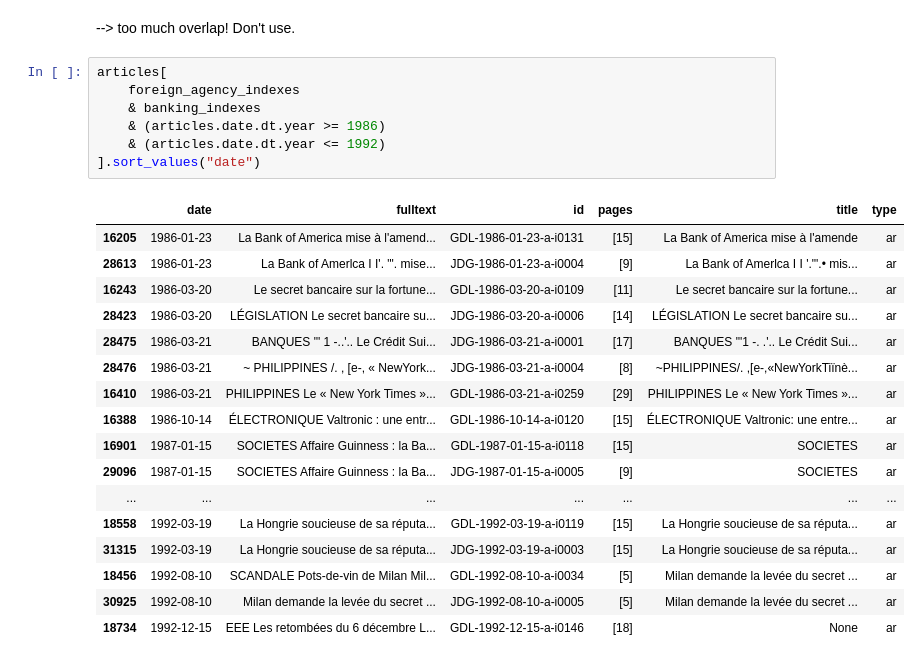
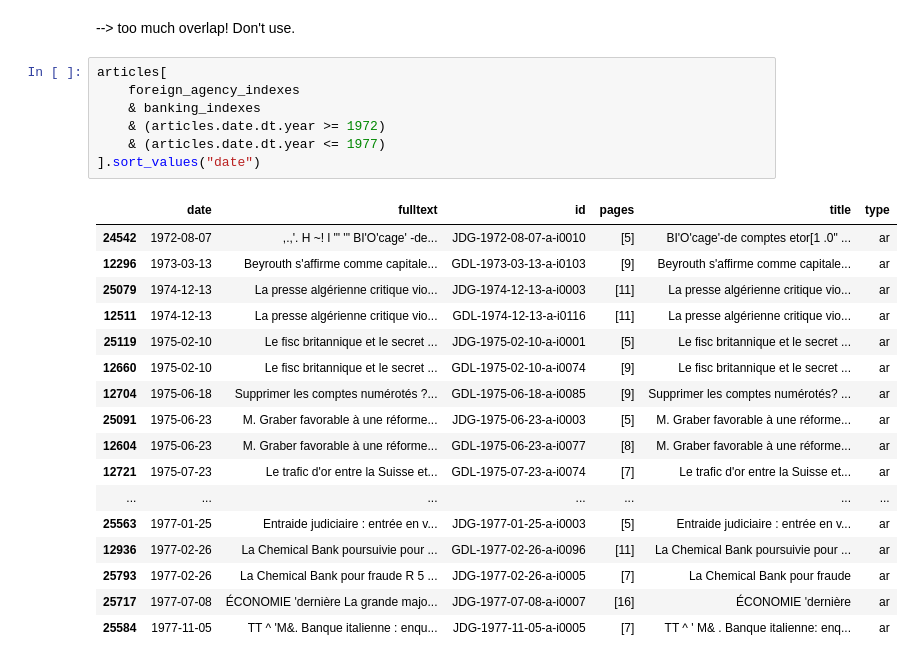
Before and after one commit to RomainMendez/Digital-Humanities-Project, a Jupyter notebook: src/author_analysis.ipynb, the cells around one changed output. Drawn from its saved outputs; the diff is of its cells as text.

```diff
--- a/src/author_analysis.ipynb
+++ b/src/author_analysis.ipynb
@@ -364,25 +356,25 @@ red_indexes.sum()
 # %%
 articles[
     foreign_agency_indexes
     & banking_indexes
-    & (articles.date.dt.year >= 1986)
-    & (articles.date.dt.year <= 1992)
+    & (articles.date.dt.year >= 1972)
+    & (articles.date.dt.year <= 1977)
 ].sort_values("date")
 # %% [output]
 |  | date | fulltext | id | pages | title | type |
-| 16205 | 1986-01-23 | La Bank of America mise à l'amend... | GDL-1986-01-23-a-i0131 | [15] | La Bank of America mise à l'amende | ar |
-| 28613 | 1986-01-23 | La Bank of Amerlca I I'. "'. mise... | JDG-1986-01-23-a-i0004 | [9] | La Bank of Amerlca I I '."'.• mis... | ar |
-| 16243 | 1986-03-20 | Le secret bancaire sur la fortune... | GDL-1986-03-20-a-i0109 | [11] | Le secret bancaire sur la fortune... | ar |
-| 28423 | 1986-03-20 | LÉGISLATION Le secret bancaire su... | JDG-1986-03-20-a-i0006 | [14] | LÉGISLATION Le secret bancaire su... | ar |
-| 28475 | 1986-03-21 | BANQUES "' 1 -..'.. Le Crédit Sui... | JDG-1986-03-21-a-i0001 | [17] | BANQUES "'1 -. .'.. Le Crédit Sui... | ar |
-| 28476 | 1986-03-21 | ~ PHILIPPINES /. , [e-, « NewYork... | JDG-1986-03-21-a-i0004 | [8] | ~PHILIPPINES/. ,[e-,«NewYorkTiïnè... | ar |
-| 16410 | 1986-03-21 | PHILIPPINES Le « New York Times »... | GDL-1986-03-21-a-i0259 | [29] | PHILIPPINES Le « New York Times »... | ar |
-| 16388 | 1986-10-14 | ÉLECTRONIQUE Valtronic : une entr... | GDL-1986-10-14-a-i0120 | [15] | ÉLECTRONIQUE Valtronic: une entre... | ar |
-| 16901 | 1987-01-15 | SOCIETES Affaire Guinness : la Ba... | GDL-1987-01-15-a-i0118 | [15] | SOCIETES | ar |
-| 29096 | 1987-01-15 | SOCIETES Affaire Guinness : la Ba... | JDG-1987-01-15-a-i0005 | [9] | SOCIETES | ar |
+| 24542 | 1972-08-07 | ,.,'. H ~! l '" '" BI'O'cage' -de... | JDG-1972-08-07-a-i0010 | [5] | BI'O'cage'-de comptes etor[1 .0" ... | ar |
+| 12296 | 1973-03-13 | Beyrouth s'affirme comme capitale... | GDL-1973-03-13-a-i0103 | [9] | Beyrouth s'affirme comme capitale... | ar |
+| 25079 | 1974-12-13 | La presse algérienne critique vio... | JDG-1974-12-13-a-i0003 | [11] | La presse algérienne critique vio... | ar |
+| 12511 | 1974-12-13 | La presse algérienne critique vio... | GDL-1974-12-13-a-i0116 | [11] | La presse algérienne critique vio... | ar |
+| 25119 | 1975-02-10 | Le fisc britannique et le secret ... | JDG-1975-02-10-a-i0001 | [5] | Le fisc britannique et le secret ... | ar |
+| 12660 | 1975-02-10 | Le fisc britannique et le secret ... | GDL-1975-02-10-a-i0074 | [9] | Le fisc britannique et le secret ... | ar |
+| 12704 | 1975-06-18 | Supprimer les comptes numérotés ?... | GDL-1975-06-18-a-i0085 | [9] | Supprimer les comptes numérotés? ... | ar |
+| 25091 | 1975-06-23 | M. Graber favorable à une réforme... | JDG-1975-06-23-a-i0003 | [5] | M. Graber favorable à une réforme... | ar |
+| 12604 | 1975-06-23 | M. Graber favorable à une réforme... | GDL-1975-06-23-a-i0077 | [8] | M. Graber favorable à une réforme... | ar |
+| 12721 | 1975-07-23 | Le trafic d'or entre la Suisse et... | GDL-1975-07-23-a-i0074 | [7] | Le trafic d'or entre la Suisse et... | ar |
 | ... | ... | ... | ... | ... | ... | ... |
-| 18558 | 1992-03-19 | La Hongrie soucieuse de sa réputa... | GDL-1992-03-19-a-i0119 | [15] | La Hongrie soucieuse de sa réputa... | ar |
-| 31315 | 1992-03-19 | La Hongrie soucieuse de sa réputa... | JDG-1992-03-19-a-i0003 | [15] | La Hongrie soucieuse de sa réputa... | ar |
-| 18456 | 1992-08-10 | SCANDALE Pots-de-vin de Milan Mil... | GDL-1992-08-10-a-i0034 | [5] | Milan demande la levée du secret ... | ar |
-| 30925 | 1992-08-10 | Milan demande la levée du secret ... | JDG-1992-08-10-a-i0005 | [5] | Milan demande la levée du secret ... | ar |
-| 18734 | 1992-12-15 | EEE Les retombées du 6 décembre L... | GDL-1992-12-15-a-i0146 | [18] | None | ar |
+| 25563 | 1977-01-25 | Entraide judiciaire : entrée en v... | JDG-1977-01-25-a-i0003 | [5] | Entraide judiciaire : entrée en v... | ar |
+| 12936 | 1977-02-26 | La Chemical Bank poursuivie pour ... | GDL-1977-02-26-a-i0096 | [11] | La Chemical Bank poursuivie pour ... | ar |
+| 25793 | 1977-02-26 | La Chemical Bank pour fraude R 5 ... | JDG-1977-02-26-a-i0005 | [7] | La Chemical Bank pour fraude | ar |
+| 25717 | 1977-07-08 | ÉCONOMIE 'dernière La grande majo... | JDG-1977-07-08-a-i0007 | [16] | ÉCONOMIE 'dernière | ar |
+| 25584 | 1977-11-05 | TT ^ 'M&. Banque italienne : enqu... | JDG-1977-11-05-a-i0005 | [7] | TT ^ ' M& . Banque italienne: enq... | ar |
```
Also changed, not shown: parts of 6 cells of this notebook, 4 other files.
